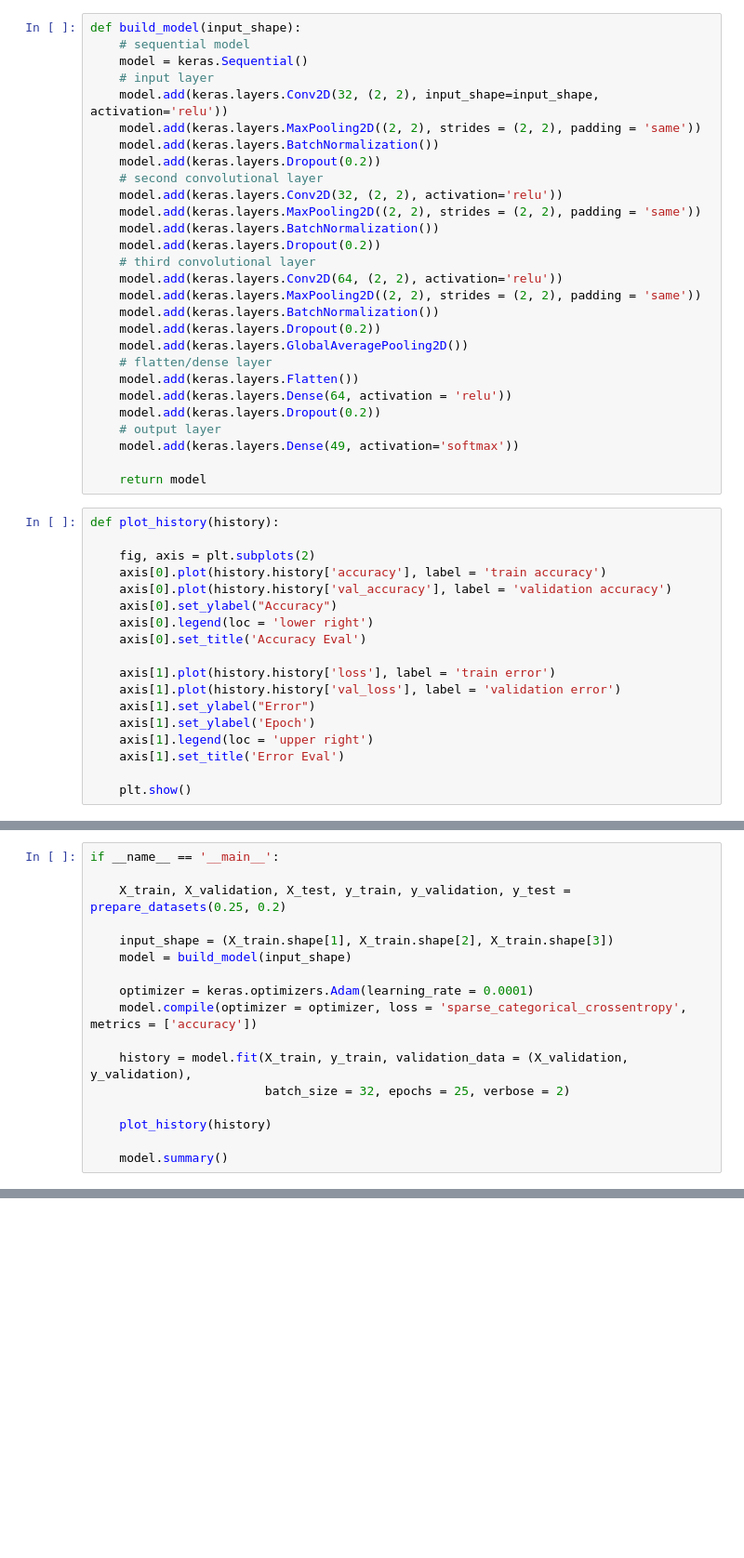
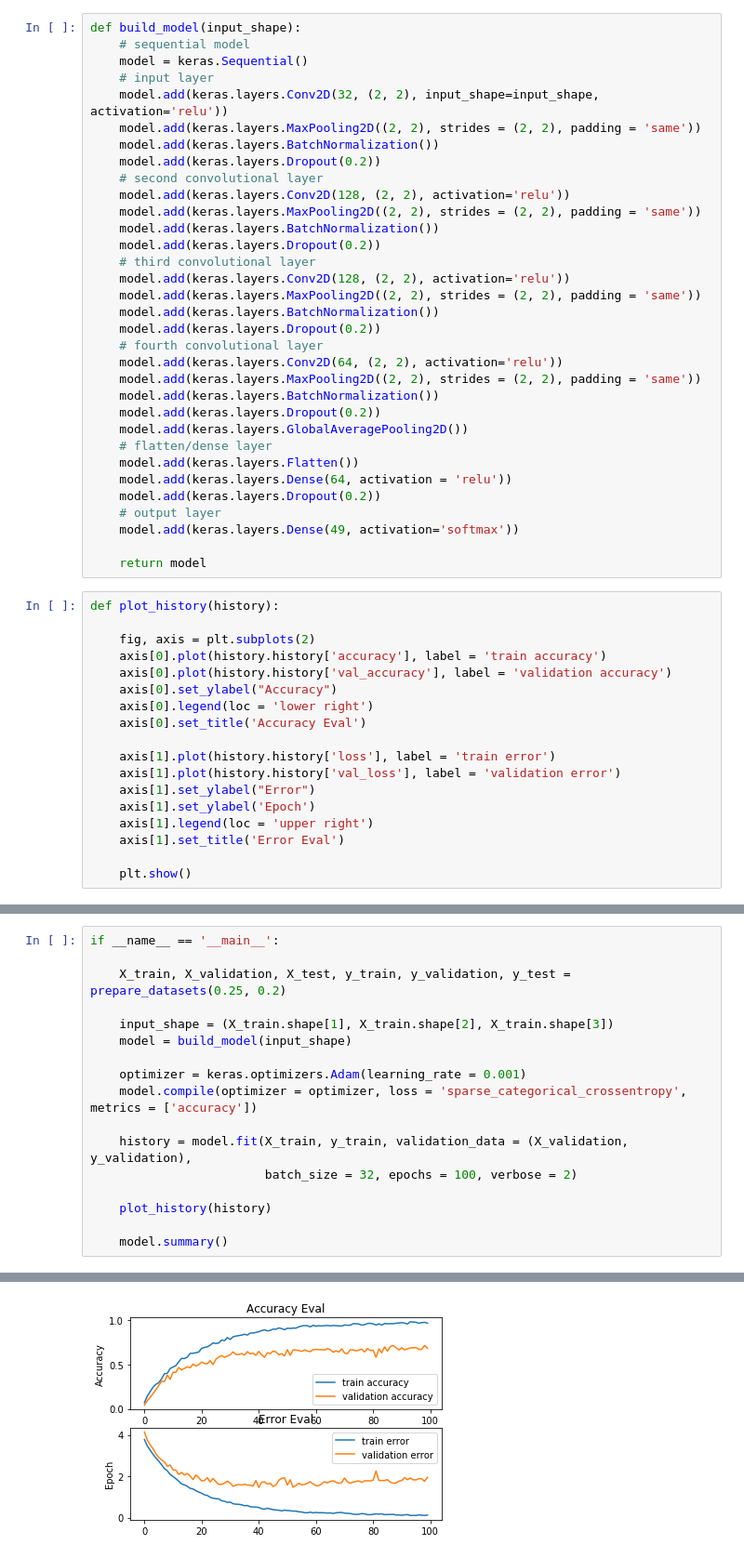
Before and after one commit to ktaufer/Final-Project-du, a Jupyter notebook: cnn_5Layer.ipynb, the cells around one changed output, grey strips where cells are left out. Shown: that part at 93% size. Cells and saved outputs as stored; diff of their text form; blank space fills up the shorter version.

```diff
--- a/cnn_5Layer.ipynb
+++ b/cnn_5Layer.ipynb
@@ -44,11 +44,16 @@ def build_model(input_shape):
     model.add(keras.layers.BatchNormalization())
     model.add(keras.layers.Dropout(0.2))
     # second convolutional layer
-    model.add(keras.layers.Conv2D(32, (2, 2), activation='relu'))
+    model.add(keras.layers.Conv2D(128, (2, 2), activation='relu'))
     model.add(keras.layers.MaxPooling2D((2, 2), strides = (2, 2), padding = 'same'))
     model.add(keras.layers.BatchNormalization())
     model.add(keras.layers.Dropout(0.2))
     # third convolutional layer
+    model.add(keras.layers.Conv2D(128, (2, 2), activation='relu'))
+    model.add(keras.layers.MaxPooling2D((2, 2), strides = (2, 2), padding = 'same'))
+    model.add(keras.layers.BatchNormalization())
+    model.add(keras.layers.Dropout(0.2))
+    # fourth convolutional layer
     model.add(keras.layers.Conv2D(64, (2, 2), activation='relu'))
     model.add(keras.layers.MaxPooling2D((2, 2), strides = (2, 2), padding = 'same'))
     model.add(keras.layers.BatchNormalization())
@@ -97,12 +105,13 @@ if __name__ == '__main__':
     input_shape = (X_train.shape[1], X_train.shape[2], X_train.shape[3])
     model = build_model(input_shape)
 
-    optimizer = keras.optimizers.Adam(learning_rate = 0.0001)
+    optimizer = keras.optimizers.Adam(learning_rate = 0.001)
     model.compile(optimizer = optimizer, loss = 'sparse_categorical_crossentropy', metrics = ['accuracy'])
 
     history = model.fit(X_train, y_train, validation_data = (X_validation, y_validation),
-                        batch_size = 32, epochs = 25, verbose = 2)
+                        batch_size = 32, epochs = 100, verbose = 2)
 
     plot_history(history)
 
     model.summary()
+# %% [output]
@@ -108,0 +135 @@ if __name__ == '__main__':
+[figure, added]
```
Also changed, not shown: parts of 7 cells of this notebook, 1 other file.
